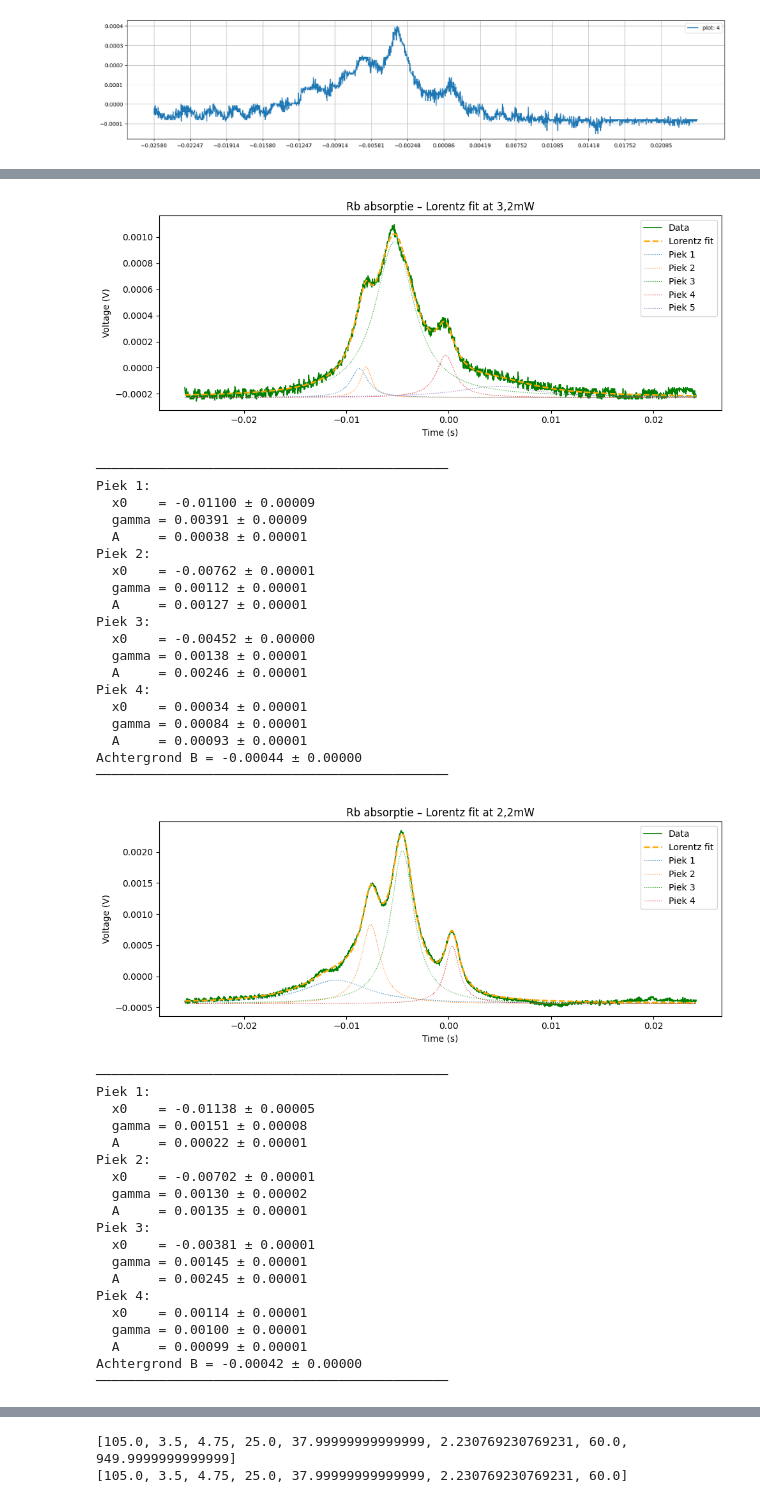
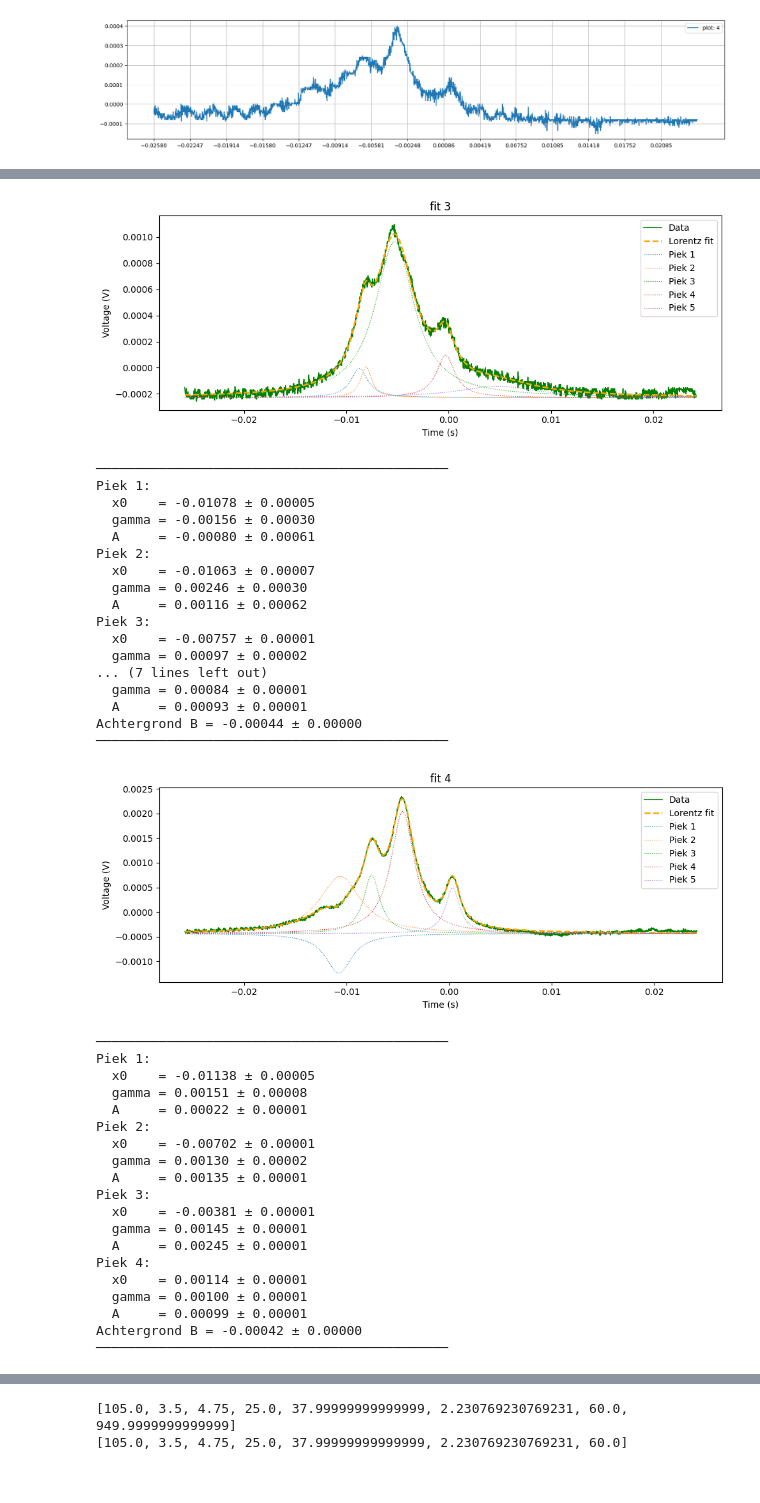
Before and after one commit to TimWiemer/Rubium_Spectroscopy_group_11, a Jupyter notebook: Lorenzfitjes_2.ipynb, the cells around one changed output, grey strips where cells are left out. Saved outputs shown, nothing was run; the diff lists cells and outputs as text; code cells hidden in the pictures.

```diff
--- a/Lorenzfitjes_2.ipynb
+++ b/Lorenzfitjes_2.ipynb
@@ -337,7 +371,7 @@ popt_2, perr_2 = lorentz_fit(
     A_list      = A_2_list,
     gamma_guess = 0.0001,
     B_guess     = 0.001,
-    title       = 'Rb absorptie - Lorentz fit at 7,0mW'
+    title       = 'fit 2'
 )
 
 x0_3_list  = [-0.01247, -0.0080, -0.00581, 0, 0.00419]
@@ -349,11 +383,11 @@ popt_3, perr_3 = lorentz_fit(
     A_list      = A_3_list,
     gamma_guess = 0.0001,
     B_guess     = 0.001,
-    title       = 'Rb absorptie – Lorentz fit at 3,2mW'
+    title       = 'fit 3'
 )
 
-x0_4_list  = [-0.01247, -0.007, -0.00400, 0.00100]
-A_4_list   = [0.0001, 0.0015, 0.0020, 0.007]
+x0_4_list  = [ -0.0110, -0.01247, -0.007, -0.00400, 0.00100]
+A_4_list   = [0.0004, 0.0001, 0.0015, 0.0020, 0.007]
 
 popt_4, perr_4 = lorentz_fit(
     x_avg_4, y_avg_4,
@@ -361,7 +395,7 @@ popt_4, perr_4 = lorentz_fit(
     A_list      = A_4_list,
     gamma_guess = 0.0001,
     B_guess     = 0.001,
-    title       = 'Rb absorptie – Lorentz fit at 2,2mW'
+    title       = 'fit 4'
 )
 
 x0_5_list  = [ -0.0110, -0.007, -0.00350, 0.00086]
@@ -373,7 +407,7 @@ popt_5, perr_5 = lorentz_fit(
     A_list      = A_5_list,
     gamma_guess = 0.0001,
     B_guess     = 0.001,
-    title       = 'Rb absorptie – Lorentz fit at 1,6mW'
+    title       = 'fit 5'
 )
 
 x0_6_list  = [ -0.0110, -0.007, -0.00350, 0.00086]
@@ -385,7 +419,7 @@ popt_6, perr_6 = lorentz_fit(
     A_list      = A_6_list,
     gamma_guess = 0.0001,
     B_guess     = 0.001,
-    title       = 'Rb absorptie – Lorentz fit at 1,6mW'
+    title       = 'fit 6'
 )
 
 x0_7_list  = [-0.0140, -0.0110, -0.0090, -0.0060, -0.0030, 0.00090]
@@ -397,7 +431,7 @@ popt_7, perr_7 = lorentz_fit(
     A_list      = A_7_list,
     gamma_guess = 0.0001,
     B_guess     = 0.001,
-    title       = f'Rb absorptie – Lorentz fit ratio: {0.3/0.005}'
+    title       = f'fit 7'
 )
 
 x0_8_list  = []
@@ -409,7 +443,7 @@ popt_8, perr_8 = lorentz_fit(
     A_list      = A_8_list,
     gamma_guess = 0.0001,
     B_guess     = 0.001,
-    title       = f'Rb absorptie – Lorentz fit ratio: {0.3/0.005}'
+    title       = f'fit 8'
 )
 # %% [output]
 ─────────────────────────────────────────────
@@ -451,41 +485,39 @@ Achtergrond B = -0.00019 ± 0.00000
 ─────────────────────────────────────────────
 Piek 1:
   x0    = -0.00874 ± 0.00016
   gamma = 0.00100 ± 0.00007
   A     = 0.00022 ± 0.00006
 Piek 2:
   x0    = -0.00807 ± 0.00006
   gamma = 0.00065 ± 0.00009
   A     = 0.00023 ± 0.00007
 Piek 3:
   x0    = -0.00529 ± 0.00001
   gamma = 0.00232 ± 0.00002
 ... (7 lines left out)
   gamma = -0.00463 ± 0.00028
   A     = 0.00009 ± 0.00000
 Achtergrond B = -0.00023 ± 0.00000
 ─────────────────────────────────────────────
-[figure, old version]
+[figure, new version]
 ─────────────────────────────────────────────
 Piek 1:
-  x0    = -0.01100 ± 0.00009
-  gamma = 0.00391 ± 0.00009
-  A     = 0.00038 ± 0.00001
+  x0    = -0.01078 ± 0.00005
+  gamma = -0.00156 ± 0.00030
+  A     = -0.00080 ± 0.00061
 Piek 2:
-  x0    = -0.00762 ± 0.00001
-  gamma = 0.00112 ± 0.00001
-  A     = 0.00127 ± 0.00001
+  x0    = -0.01063 ± 0.00007
+  gamma = 0.00246 ± 0.00030
+  A     = 0.00116 ± 0.00062
 Piek 3:
-  x0    = -0.00452 ± 0.00000
-  gamma = 0.00138 ± 0.00001
-  A     = 0.00246 ± 0.00001
-Piek 4:
-  x0    = 0.00034 ± 0.00001
+  x0    = -0.00757 ± 0.00001
+  gamma = 0.00097 ± 0.00002
+... (7 lines left out)
   gamma = 0.00084 ± 0.00001
   A     = 0.00093 ± 0.00001
 Achtergrond B = -0.00044 ± 0.00000
 ─────────────────────────────────────────────
-[figure, old version]
+[figure, new version]
 ─────────────────────────────────────────────
 Piek 1:
   x0    = -0.01138 ± 0.00005
```
Also changed, not shown: parts of 8 cells of this notebook, 25 other files.
